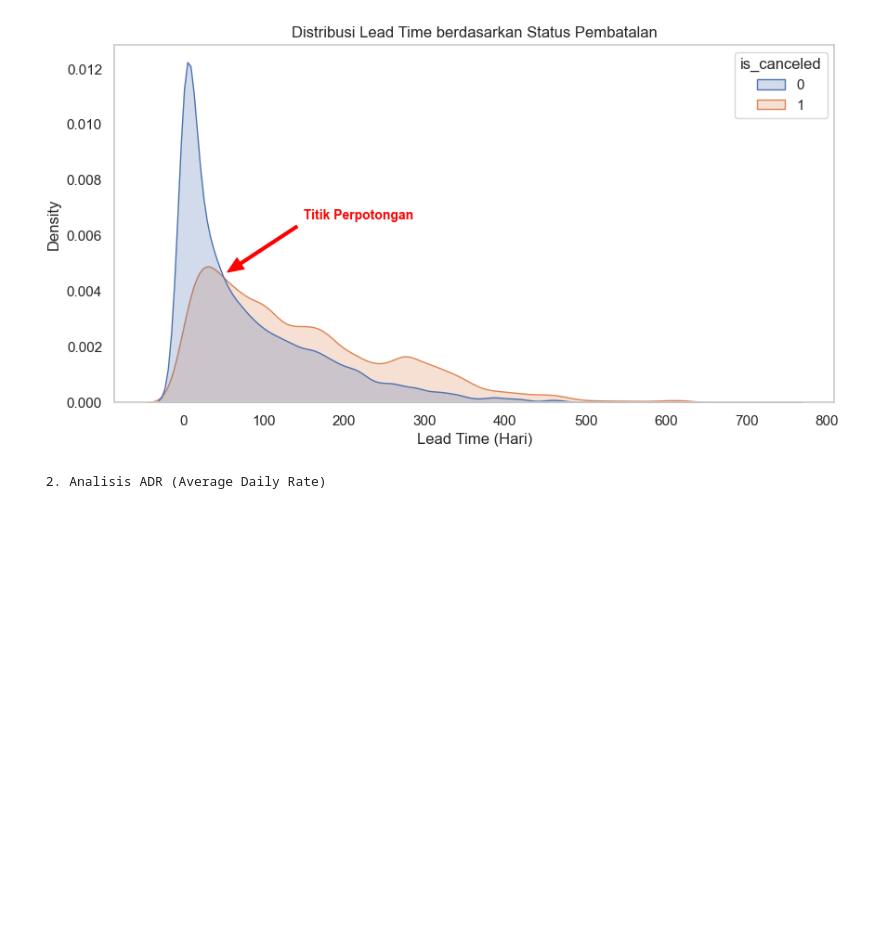
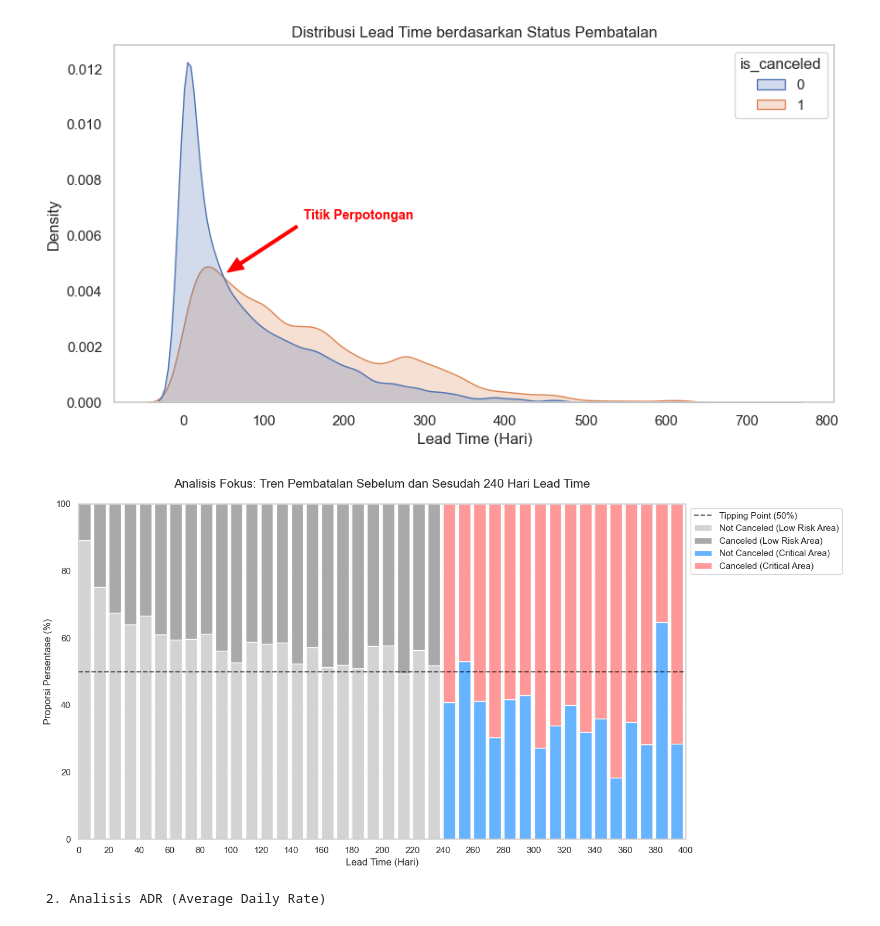
Before and after one commit to mherlypratama/Hotelcancelation, a Jupyter notebook: main.ipynb, the cells around one changed output. Drawn from its saved outputs; the diff is of its cells as text; code cells hidden in the pictures; blank space fills up the shorter version.

```diff
--- a/main.ipynb
+++ b/main.ipynb
@@ -637,6 +633,54 @@ plt.grid(False)
 plt.show()
 # %% [output]
 [figure]
+# %%
+# Membuat pengelompokan (binning) per 10 hari
+df2['lead_time_bins'] = (df2['lead_time'] // 10) * 10
+bin_pct = pd.crosstab(df2['lead_time_bins'], df2['is_canceled'], normalize='index') * 100
+
+# Visualisasi
+plt.figure(figsize=(14, 7))
+
+# Loop untuk memberikan warna berbeda berdasarkan nilai index (lead_time_bins)
+for i in bin_pct.index:
+    if i < 240:
+        color_not_canceled = '#D3D3D3' # Light Gray
+        color_canceled = '#A9A9A9'     # Dark Gray
+        label_suffix = " (Low Risk Area)" if i == 0 else ""
+    else:
+        color_not_canceled = '#66b3ff' # Biru (Warna asli)
+        color_canceled = '#ff9999'     # Merah (Warna asli)
+        label_suffix = " (Critical Area)" if i == 240 else ""
+
+    # Plot masing-masing bar
+    plt.bar(i, bin_pct.loc[i, 0], color=color_not_canceled, width=8, align='edge',
+            label='Not Canceled' + label_suffix if (i == 0 or i == 240) else "")
+    plt.bar(i, bin_pct.loc[i, 1], bottom=bin_pct.loc[i, 0], color=color_canceled, width=8, align='edge',
+            label='Canceled' + label_suffix if (i == 0 or i == 240) else "")
+
+# Garis ambang batas 50%
+plt.axhline(y=50, color='black', linestyle='--', alpha=0.6, label='Tipping Point (50%)')
+
+# Garis vertikal pembatas di 240
+# plt.axvline(x=240, color='red', linestyle='-', linewidth=2, alpha=0.8)
+
+# Styling
+plt.title('Analisis Fokus: Tren Pembatalan Sebelum dan Sesudah 240 Hari Lead Time', fontsize=15, pad=20)
+plt.xlabel('Lead Time (Hari)', fontsize=12)
+plt.ylabel('Proporsi Persentase (%)', fontsize=12)
+plt.xticks(range(0, 401, 20))
+plt.xlim(0, 400)
+
+# Mengatur legend agar tidak duplikat (karena kita pakai loop)
+handles, labels = plt.gca().get_legend_handles_labels()
+by_label = dict(zip(labels, handles))
+plt.legend(by_label.values(), by_label.keys(), bbox_to_anchor=(1, 1), loc='upper left')
+
+plt.grid(axis='y', alpha=0.2)
+plt.tight_layout()
+plt.show()
+# %% [output]
+[figure, added]
 # %%
 print(" 2. Analisis ADR (Average Daily Rate) ")
 
```
Also changed, not shown: parts of 1 cell of this notebook.
